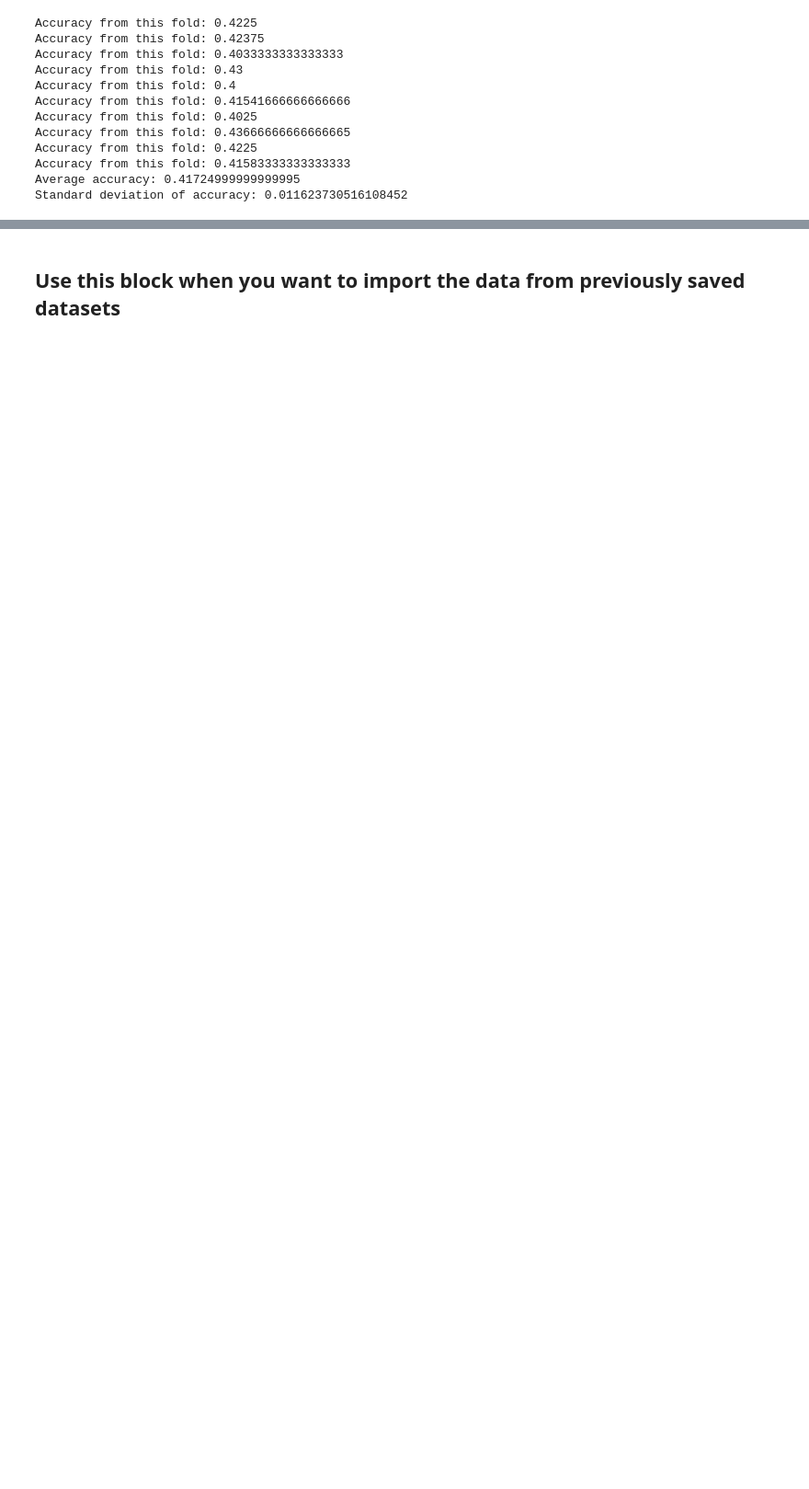
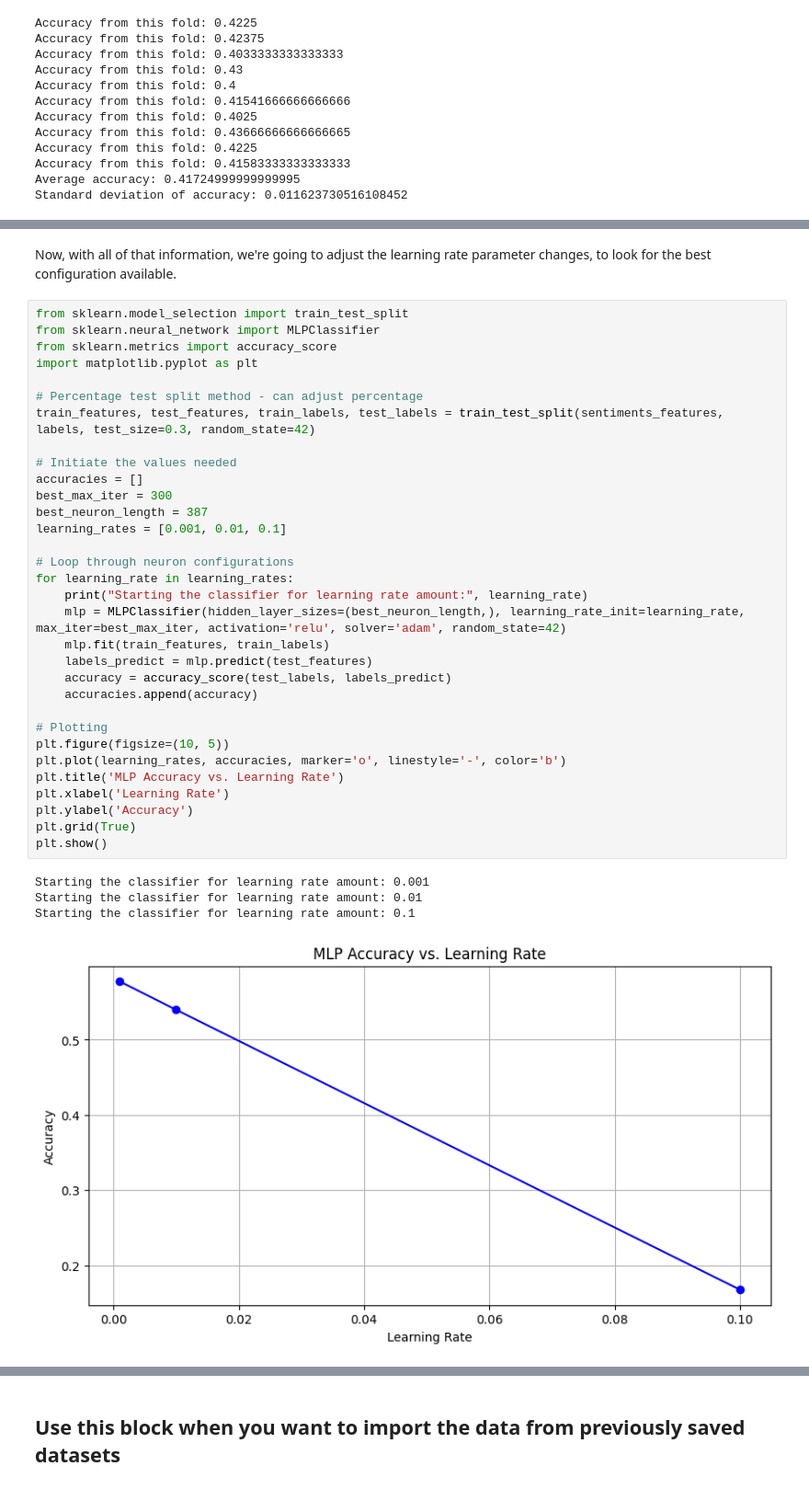
Before and after one commit to dantasl/machine-learning-dimap, a Jupyter notebook: machine-learning-dimap.ipynb, the cells around one changed output, grey strips where cells are left out. Shown at 92% size. Drawn from its saved outputs; the diff is of its cells as text; blank space fills up the shorter version.

```diff
--- a/machine-learning-dimap.ipynb
+++ b/machine-learning-dimap.ipynb
@@ -519,0 +600,39 @@ Standard deviation of accuracy: 0.011623730516108452
+# %% [markdown]
+Now, with all of that information, we're going to adjust the learning rate parameter changes, to look for the best configuration available.
+# %%
+from sklearn.model_selection import train_test_split
+from sklearn.neural_network import MLPClassifier
+from sklearn.metrics import accuracy_score
+import matplotlib.pyplot as plt
+
+# Percentage test split method - can adjust percentage
+train_features, test_features, train_labels, test_labels = train_test_split(sentiments_features, labels, test_size=0.3, random_state=42)
+
+# Initiate the values needed
+accuracies = []
+best_max_iter = 300
+best_neuron_length = 387
+learning_rates = [0.001, 0.01, 0.1]
+
+# Loop through neuron configurations
+for learning_rate in learning_rates:
+    print("Starting the classifier for learning rate amount:", learning_rate)
+    mlp = MLPClassifier(hidden_layer_sizes=(best_neuron_length,), learning_rate_init=learning_rate, max_iter=best_max_iter, activation='relu', solver='adam', random_state=42)
+    mlp.fit(train_features, train_labels)
+    labels_predict = mlp.predict(test_features)
+    accuracy = accuracy_score(test_labels, labels_predict)
+    accuracies.append(accuracy)
+
+# Plotting
+plt.figure(figsize=(10, 5))
+plt.plot(learning_rates, accuracies, marker='o', linestyle='-', color='b')
+plt.title('MLP Accuracy vs. Learning Rate')
+plt.xlabel('Learning Rate')
+plt.ylabel('Accuracy')
+plt.grid(True)
+plt.show()
+# %% [output]
+Starting the classifier for learning rate amount: 0.001
+Starting the classifier for learning rate amount: 0.01
+Starting the classifier for learning rate amount: 0.1
+[figure, added]
```
Also changed, not shown: parts of 14 cells of this notebook.
